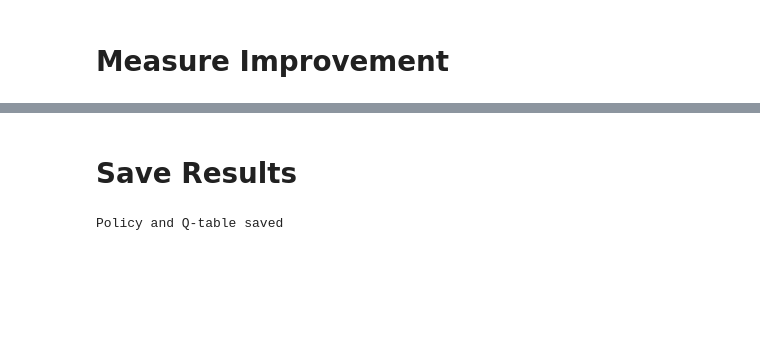
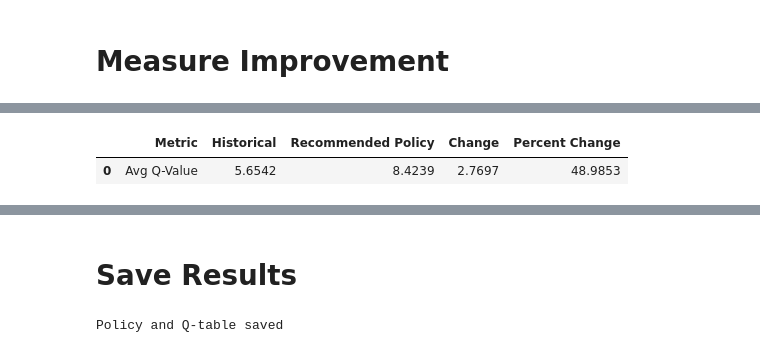
Before and after one commit to Jasonmiller513/Dissertation, a Jupyter notebook: Second_Test_WA.ipynb, the cells around one changed output, grey strips where cells are left out. Cells and saved outputs as stored; diff of their text form; code cells hidden in the pictures; blank space fills up the shorter version.

```diff
--- a/Second_Test_WA.ipynb
+++ b/Second_Test_WA.ipynb
@@ -1620,0 +1679,64 @@ Goal not achieved
+# %%
+import joblib
+import pandas as pd
+import numpy as np
+
+# Load the Q-table specific encoders
+action_le_q = joblib.load("action_le_q.pkl")
+state_le_q = joblib.load("state_le_q.pkl")
+
+# Load the processed validation dataframe
+eval_df = pd.read_csv("dataco_rl_validation_processed.csv", encoding="latin1")
+
+# Ensure eval_df only contains states and actions that the Q-table understands
+# Filter by actions first (string values)
+eval_df = eval_df[eval_df["action"].isin(action_le_q.classes_)].copy()
+
+# Filter by original state_id (integer values) that state_le_q was fitted on
+# state_le_q.classes_ holds the original state_id integers that were retained after filtering train_df
+eval_df = eval_df[eval_df["state_id"].isin(state_le_q.classes_)].copy()
+
+if eval_df.empty:
+    print("Eval DataFrame is empty after filtering for Q-table compatible states and actions. Cannot compute Q-values.")
+    # Initialize q_results with NaNs if no data to process
+    q_results = pd.DataFrame({
+        "Metric": ["Avg Q-Value"],
+        "Historical": [np.nan],
+        "Recommended Policy": [np.nan],
+        "Change": [np.nan],
+        "Percent Change": [np.nan]
+    })
+    display(q_results.round(4))
+else:
+    # Transform eval_df's original state_id and action strings to Q-table indices
+    eval_df["q_state_id"] = state_le_q.transform(eval_df["state_id"].astype(int))
+    eval_df["q_action_id"] = action_le_q.transform(eval_df["action"].astype(str))
+
+    # Compare historical Q-value vs recommended Q-value
+    # Use q_state_id and q_action_id for indexing the Q-table
+    eval_df["historical_q"] = [
+        Q[s, a] for s, a in zip(eval_df["q_state_id"], eval_df["q_action_id"])
+    ]
+
+    eval_df["policy_q"] = [
+        Q[s].max() for s in eval_df["q_state_id"]
+    ]
+
+    q_results = pd.DataFrame({
+        "Metric": ["Avg Q-Value"],
+        "Historical": [eval_df["historical_q"].mean()],
+        "Recommended Policy": [eval_df["policy_q"].mean()]
+    })
+
+    q_results["Change"] = (
+        q_results["Recommended Policy"] - q_results["Historical"]
+    )
+
+    q_results["Percent Change"] = (
+        q_results["Change"] / q_results["Historical"].replace(0, np.nan)
+    ) * 100
+
+    display(q_results.round(4))
+# %% [output]
+|  | Metric | Historical | Recommended Policy | Change | Percent Change |
+| 0 | Avg Q-Value | 5.6542 | 8.4239 | 2.7697 | 48.9853 |
```
Also changed, not shown: parts of 26 cells of this notebook.
